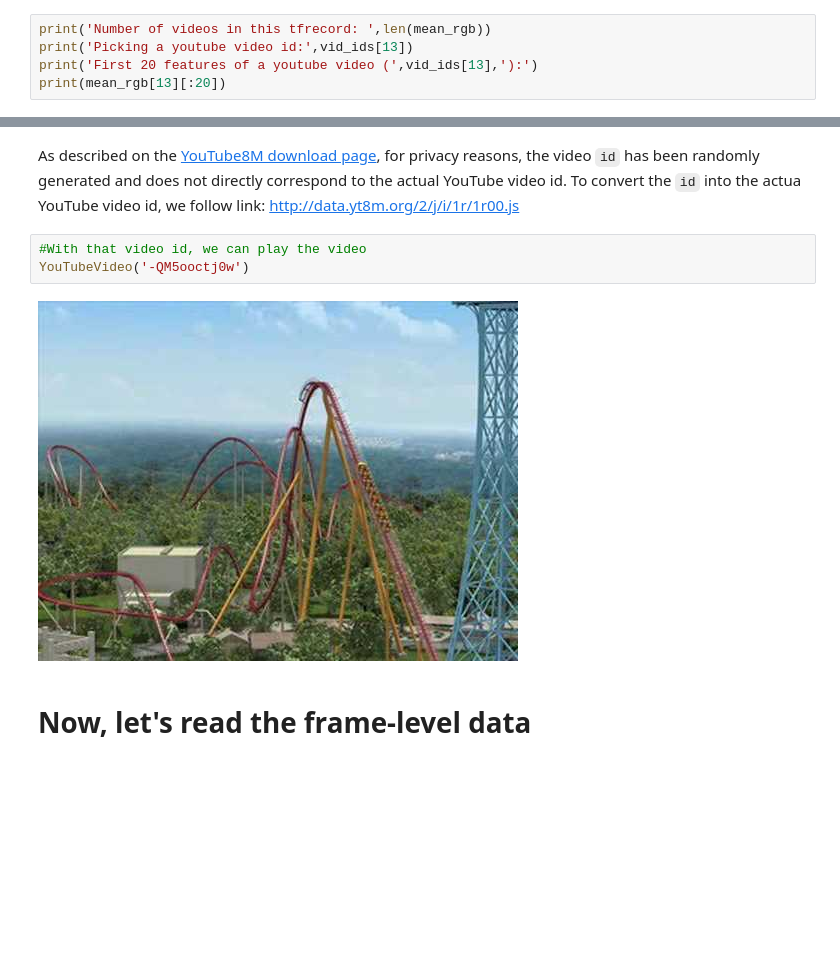
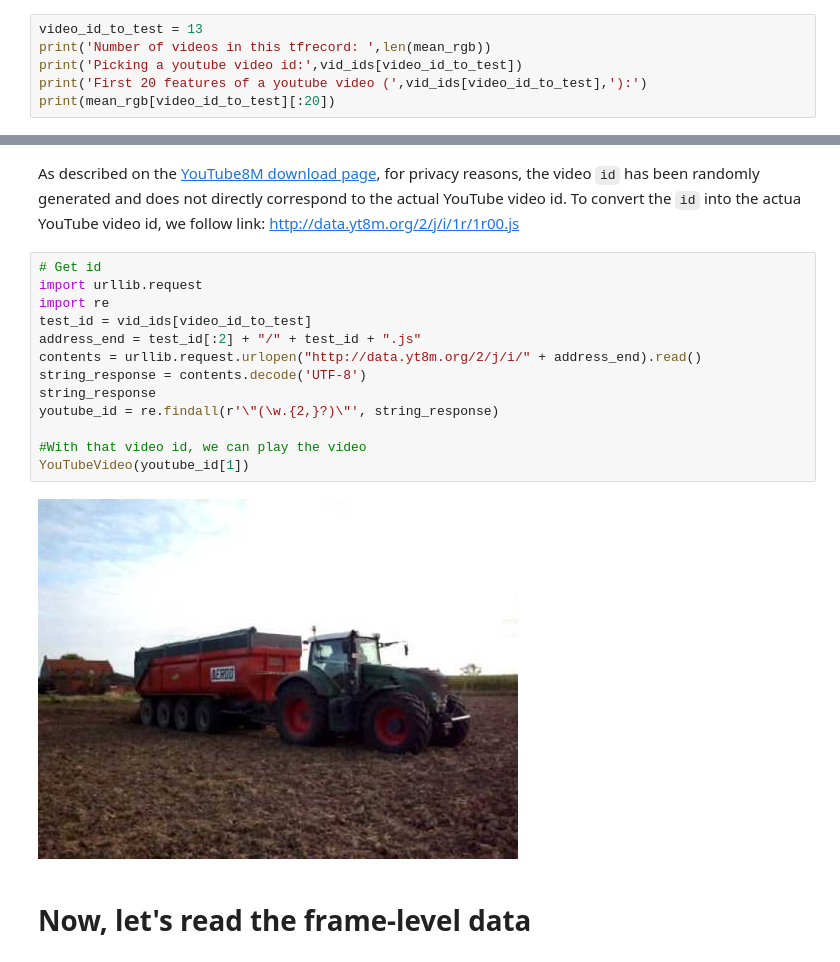
Before and after one commit to hjheiska/machine_learning_hobby_project, a Jupyter notebook: notebook/master_notebook.ipynb, the cells around one changed output, grey strips where cells are left out. Drawn from its saved outputs; the diff is of its cells as text; blank space fills up the shorter version.

Commit message:
Made it easier to change test video

```diff
--- a/notebook/master_notebook.ipynb
+++ b/notebook/master_notebook.ipynb
@@ -60,10 +62,11 @@ for example in tf.python_io.tf_record_iterator(video_lvl_record):
     mean_rgb.append(tf_example.features.feature['mean_rgb'].float_list.value)
     mean_audio.append(tf_example.features.feature['mean_audio'].float_list.value)
 # %%
+video_id_to_test = 13
 print('Number of videos in this tfrecord: ',len(mean_rgb))
-print('Picking a youtube video id:',vid_ids[13])
-print('First 20 features of a youtube video (',vid_ids[13],'):')
-print(mean_rgb[13][:20])
+print('Picking a youtube video id:',vid_ids[video_id_to_test])
+print('First 20 features of a youtube video (',vid_ids[video_id_to_test],'):')
+print(mean_rgb[video_id_to_test][:20])
 # %% [output]
 Number of videos in this tfrecord:  1003
 Picking a youtube video id: tedw
@@ -71,11 +74,21 @@ First 20 features of a youtube video ( tedw ):
 [-1.3979190587997437, 1.3181191682815552, -0.6727305054664612, 0.6157562136650085, 0.4521563947200775, 0.4070080816745758, 0.07166368514299393, 0.06130671873688698, -0.18977423012256622, 0.13159328699 ...
 # %% [markdown]
 As described on the [YouTube8M download page](https://research.google.com/youtube8m/video_id_conversion.html), for privacy reasons, the video `id` has been randomly generated and does not directly correspond to the actual YouTube video id. To convert the `id` into the actua YouTube video id, we follow link: [http://data.yt8m.org/2/j/i/1r/1r00.js](http://data.yt8m.org/2/j/i/1r/1r00.js)
-# %%
-#With that video id, we can play the video
-YouTubeVideo('-QM5ooctj0w')
-# %% [output]
-[figure, removed]
+# %%
+# Get id
+import urllib.request
+import re
+test_id = vid_ids[video_id_to_test]
+address_end = test_id[:2] + "/" + test_id + ".js"
+contents = urllib.request.urlopen("http://data.yt8m.org/2/j/i/" + address_end).read()
+string_response = contents.decode('UTF-8')
+string_response
+youtube_id = re.findall(r'\"(\w.{2,}?)\"', string_response)
+
+#With that video id, we can play the video
+YouTubeVideo(youtube_id[1])
+# %% [output]
+[figure, added]
 # %% [markdown]
 # Now, let's read the frame-level data
 # %%
```
Also changed, not shown: parts of 3 cells of this notebook.
